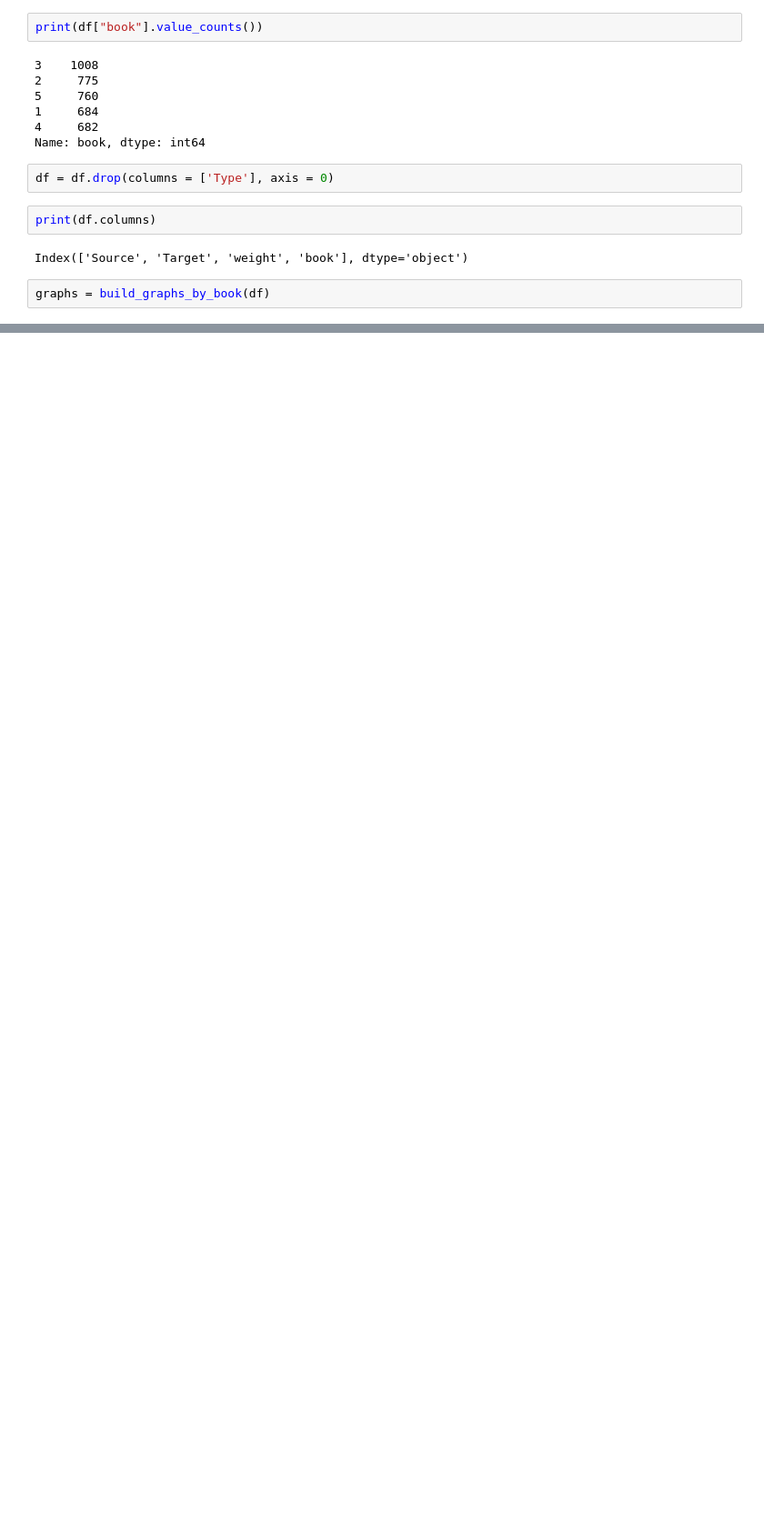
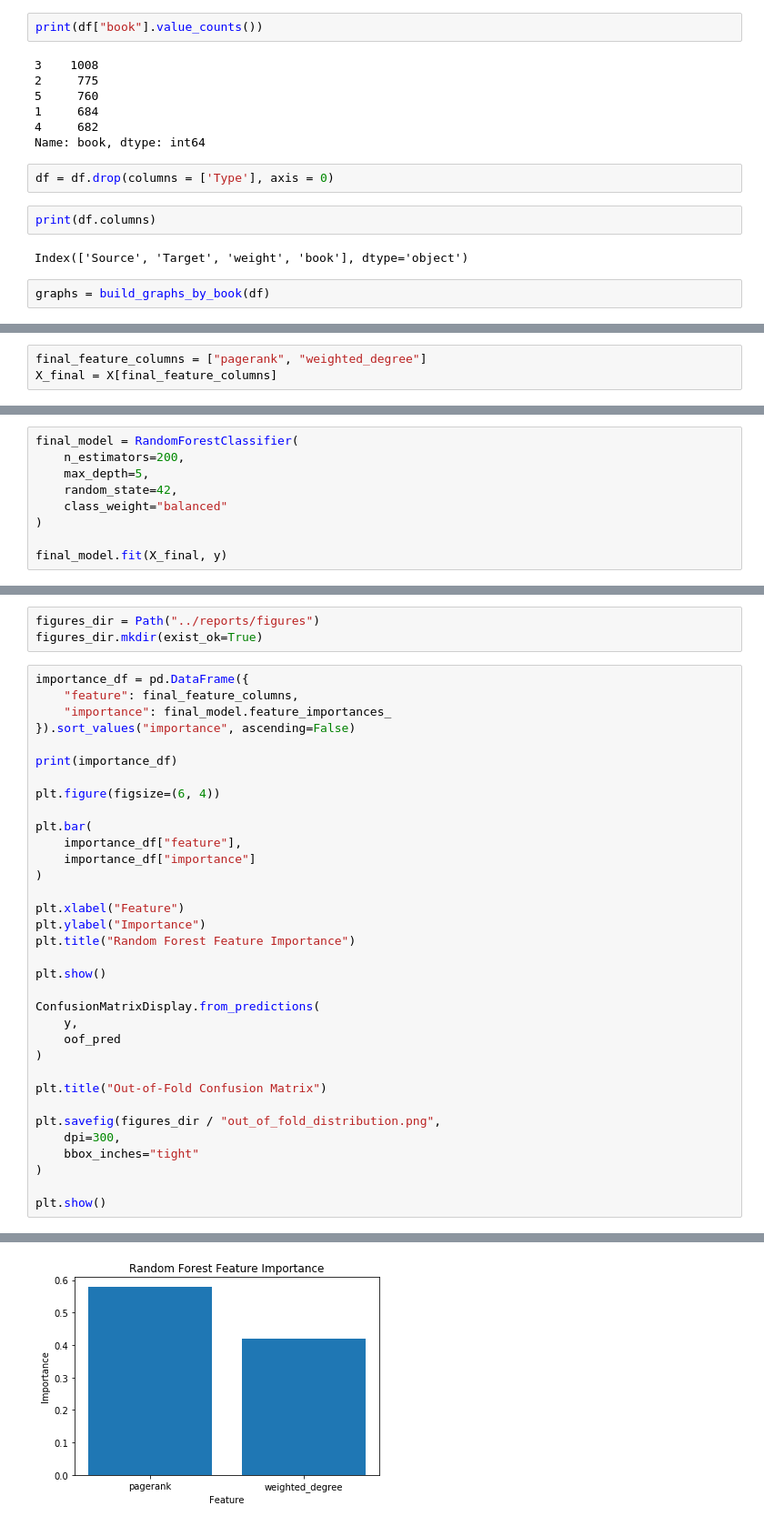
Before and after one commit to MksmDan/Game-of-Thrones-Network-Analysis, a Jupyter notebook: notebooks/exploration.ipynb, the cells around one changed output, grey strips where cells are left out. Shown at 91% size. Cells and saved outputs as stored; diff of their text form; blank space fills up the shorter version.

Commit message:
Save trained model artifacts
Initial commit
Add graph construction pipeline
Add graph feature extraction
Add model evaluation
Fix data leakage issue
Add visualization reports
Add project documentation

```diff
--- a/notebooks/exploration.ipynb
+++ b/notebooks/exploration.ipynb
@@ -316,0 +344,3 @@ AttributeError: 'dict' object has no attribute 'shape'
+# %%
+final_feature_columns = ["pagerank", "weighted_degree"]
+X_final = X[final_feature_columns]
@@ -316,0 +373,9 @@ AttributeError: 'dict' object has no attribute 'shape'
+# %%
+final_model = RandomForestClassifier(
+    n_estimators=200,
+    max_depth=5,
+    random_state=42,
+    class_weight="balanced"
+)
+
+final_model.fit(X_final, y)
@@ -316,0 +396,38 @@ AttributeError: 'dict' object has no attribute 'shape'
+# %%
+figures_dir = Path("../reports/figures")
+figures_dir.mkdir(exist_ok=True)
+# %%
+importance_df = pd.DataFrame({
+    "feature": final_feature_columns,
+    "importance": final_model.feature_importances_
+}).sort_values("importance", ascending=False)
+
+print(importance_df)
+
+plt.figure(figsize=(6, 4))
+
+plt.bar(
+    importance_df["feature"],
+    importance_df["importance"]
+)
+
+plt.xlabel("Feature")
+plt.ylabel("Importance")
+plt.title("Random Forest Feature Importance")
+
+plt.show()
+
+ConfusionMatrixDisplay.from_predictions(
+    y,
+    oof_pred
+)
+
+plt.title("Out-of-Fold Confusion Matrix")
+
+plt.savefig(figures_dir / "out_of_fold_distribution.png",
+    dpi=300,
+    bbox_inches="tight"
+)
+
+plt.show()
+# %% [output]
@@ -316,0 +437 @@ AttributeError: 'dict' object has no attribute 'shape'
+[figure, added]
```
Also changed, not shown: parts of 55 cells of this notebook, 13 other files.
